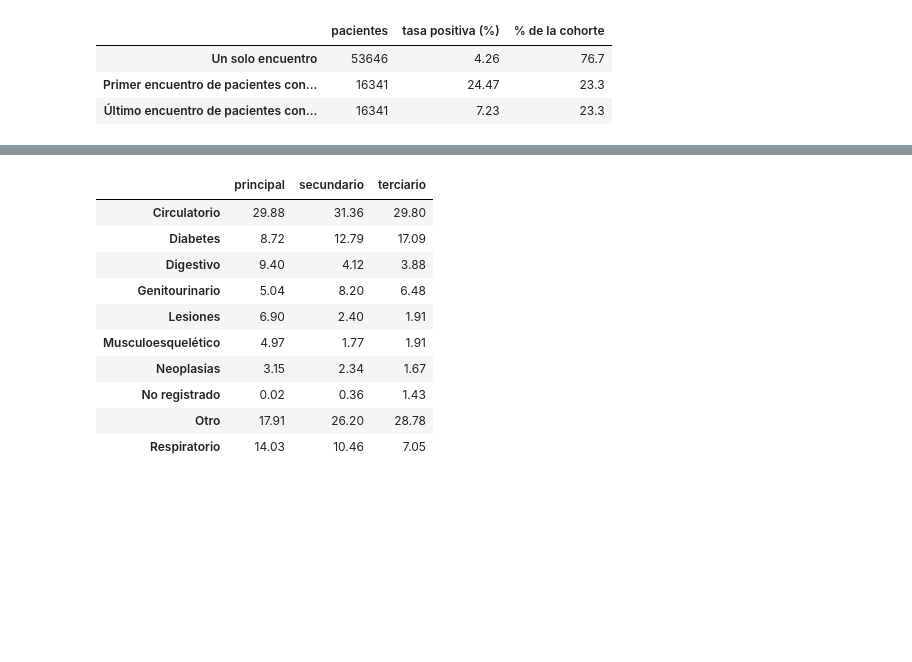
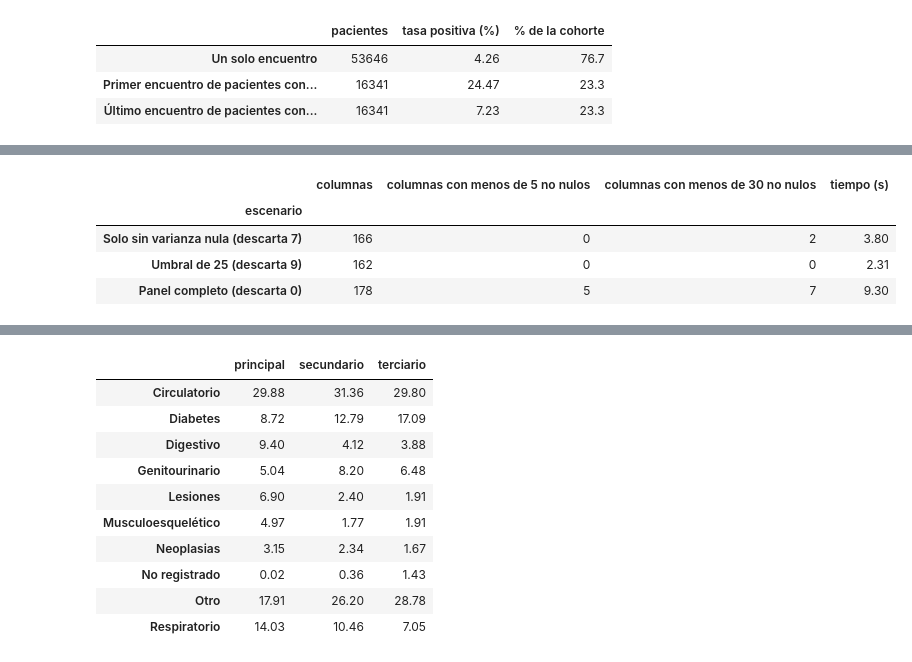
Before and after one commit to joshua2412-a/Diabetes_ProyectoML_202630, a Jupyter notebook: docs/02_ETL.ipynb, the cells around one changed output, grey strips where cells are left out. Cells and saved outputs as stored; diff of their text form; code cells hidden in the pictures; blank space fills up the shorter version.

```diff
--- a/docs/02_ETL.ipynb
+++ b/docs/02_ETL.ipynb
@@ -230,0 +300,44 @@ Las eliminaciones responden a motivos distintos y cada una se justifica por sepa
+# %%
+from sklearn.linear_model import LogisticRegression
+from sklearn.preprocessing import OneHotEncoder
+
+categoricas_actuales = [c for c in columnas_texto(limpio) if c != "readmitted"]
+CASI_NULOS = ["examide", "citoglipton", "acetohexamide",
+              "glimepiride-pioglitazone", "metformin-pioglitazone",
+              "metformin-rosiglitazone", "troglitazone"]
+ESCASOS = ["glipizide-metformin", "tolbutamide"]
+objetivo = (limpio["readmitted"] == "<30").astype(int)
+escenarios = {
+    "Solo sin varianza nula (descarta 7)":
+        [c for c in categoricas_actuales if c not in CASI_NULOS],
+    "Umbral de 25 (descarta 9)":
+        [c for c in categoricas_actuales
+         if c not in CASI_NULOS + ESCASOS],
+    "Panel completo (descarta 0)": categoricas_actuales,
+}
+
+filas = []
+for etiqueta, columnas in escenarios.items():
+    matriz = OneHotEncoder(handle_unknown="infrequent_if_exist",
+                           min_frequency=0.01).fit_transform(limpio[columnas])
+    modelo = LogisticRegression(solver="saga", max_iter=200,
+                                random_state=RANDOM_STATE)
+    inicio = time.perf_counter()
+    modelo.fit(matriz, objetivo)
+    duracion = time.perf_counter() - inicio
+    no_nulos = np.asarray((matriz != 0).sum(axis=0)).ravel()
+    filas.append({
+        "escenario": etiqueta,
+        "columnas": matriz.shape[1],
+        "columnas con menos de 5 no nulos": int((no_nulos < 5).sum()),
+        "columnas con menos de 30 no nulos": int((no_nulos < 30).sum()),
+        "tiempo (s)": duracion,
+    })
+
+pd.DataFrame(filas).set_index("escenario").round(2)
+# %% [output]
+|  | columnas | columnas con menos de 5 no nulos | columnas con menos de 30 no nulos | tiempo (s) |
+| escenario |  |  |  |  |
+| Solo sin varianza nula (descarta 7) | 166 | 0 | 2 | 3.80 |
+| Umbral de 25 (descarta 9) | 162 | 0 | 0 | 2.31 |
+| Panel completo (descarta 0) | 178 | 5 | 7 | 9.30 |
```
Also changed, not shown: parts of 8 cells of this notebook, 1 other file.
